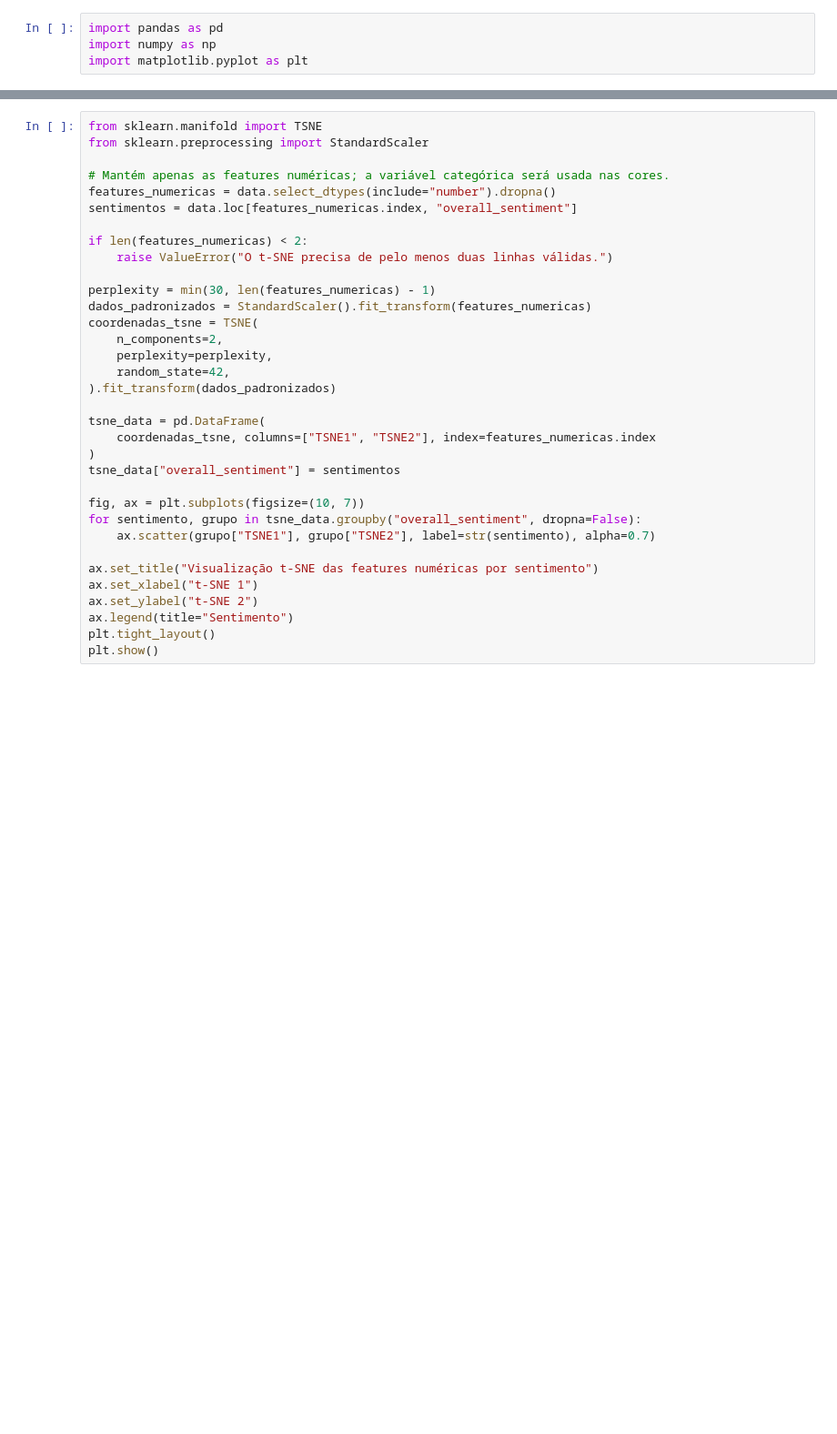
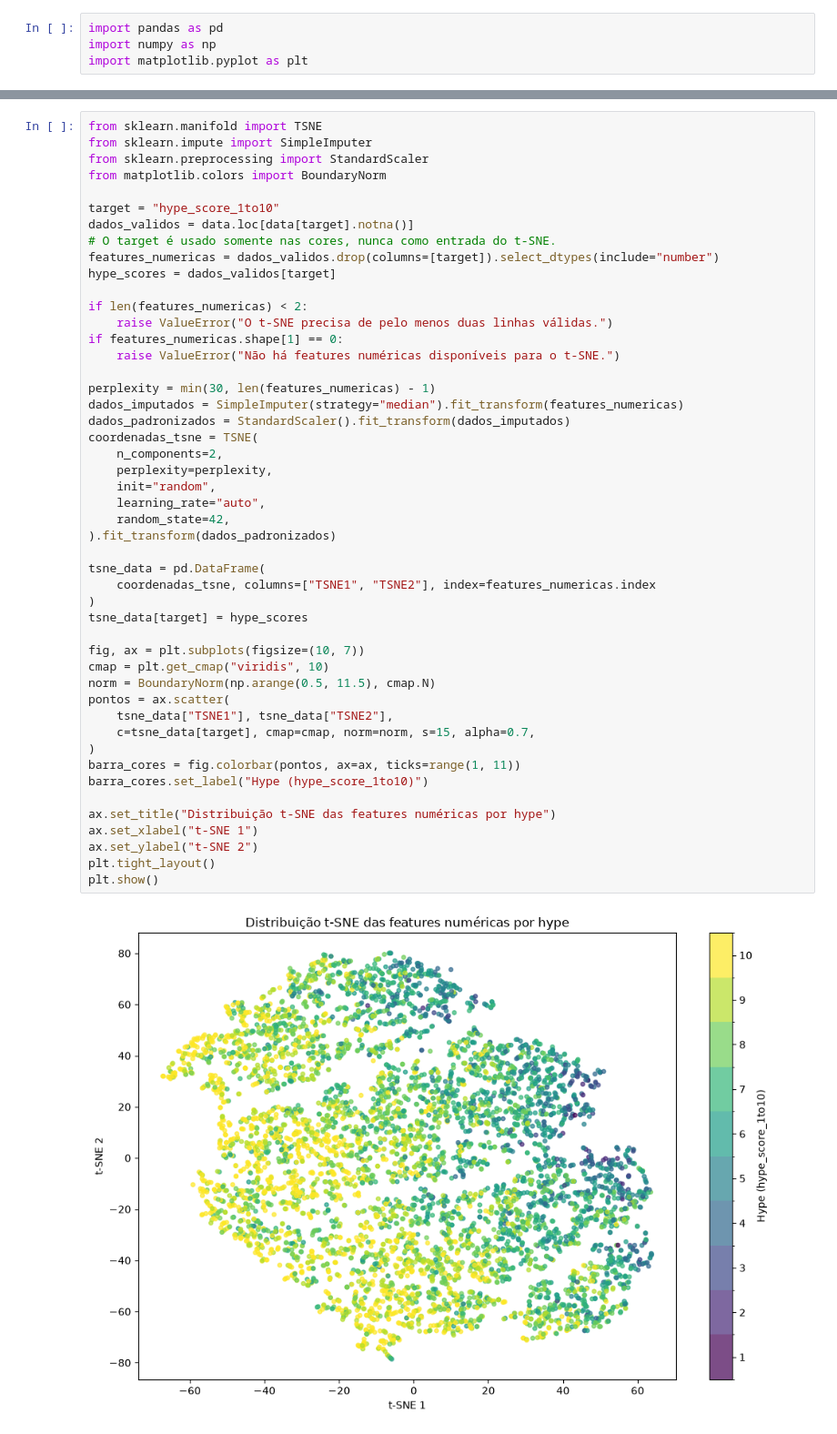
Before and after one commit to SoImRayh/TL_AI-MachineLearning, a Jupyter notebook: notebooks/GtaViClassification.ipynb, the cells around one changed output, grey strips where cells are left out. Shown at 91% size. Drawn from its saved outputs; the diff is of its cells as text; blank space fills up the shorter version.

```diff
--- a/notebooks/GtaViClassification.ipynb
+++ b/notebooks/GtaViClassification.ipynb
@@ -16,35 +21,51 @@ ValueError: could not convert string to float: 'R100000'
 # %%
 from sklearn.manifold import TSNE
+from sklearn.impute import SimpleImputer
 from sklearn.preprocessing import StandardScaler
+from matplotlib.colors import BoundaryNorm
 
-# Mantém apenas as features numéricas; a variável categórica será usada nas cores.
-features_numericas = data.select_dtypes(include="number").dropna()
-sentimentos = data.loc[features_numericas.index, "overall_sentiment"]
+target = "hype_score_1to10"
+dados_validos = data.loc[data[target].notna()]
+# O target é usado somente nas cores, nunca como entrada do t-SNE.
+features_numericas = dados_validos.drop(columns=[target]).select_dtypes(include="number")
+hype_scores = dados_validos[target]
 
 if len(features_numericas) < 2:
     raise ValueError("O t-SNE precisa de pelo menos duas linhas válidas.")
+if features_numericas.shape[1] == 0:
+    raise ValueError("Não há features numéricas disponíveis para o t-SNE.")
 
 perplexity = min(30, len(features_numericas) - 1)
-dados_padronizados = StandardScaler().fit_transform(features_numericas)
+dados_imputados = SimpleImputer(strategy="median").fit_transform(features_numericas)
+dados_padronizados = StandardScaler().fit_transform(dados_imputados)
 coordenadas_tsne = TSNE(
     n_components=2,
     perplexity=perplexity,
+    init="random",
+    learning_rate="auto",
     random_state=42,
 ).fit_transform(dados_padronizados)
 
 tsne_data = pd.DataFrame(
     coordenadas_tsne, columns=["TSNE1", "TSNE2"], index=features_numericas.index
 )
-tsne_data["overall_sentiment"] = sentimentos
+tsne_data[target] = hype_scores
 
 fig, ax = plt.subplots(figsize=(10, 7))
-for sentimento, grupo in tsne_data.groupby("overall_sentiment", dropna=False):
-    ax.scatter(grupo["TSNE1"], grupo["TSNE2"], label=str(sentimento), alpha=0.7)
+cmap = plt.get_cmap("viridis", 10)
+norm = BoundaryNorm(np.arange(0.5, 11.5), cmap.N)
+pontos = ax.scatter(
+    tsne_data["TSNE1"], tsne_data["TSNE2"],
+    c=tsne_data[target], cmap=cmap, norm=norm, s=15, alpha=0.7,
+)
+barra_cores = fig.colorbar(pontos, ax=ax, ticks=range(1, 11))
+barra_cores.set_label("Hype (hype_score_1to10)")
 
-ax.set_title("Visualização t-SNE das features numéricas por sentimento")
+ax.set_title("Distribuição t-SNE das features numéricas por hype")
 ax.set_xlabel("t-SNE 1")
 ax.set_ylabel("t-SNE 2")
-ax.legend(title="Sentimento")
 plt.tight_layout()
 plt.show()
+# %% [output]
+[figure, added]
 # %%
```
Also changed, not shown: parts of 7 cells of this notebook, 16 other files.
